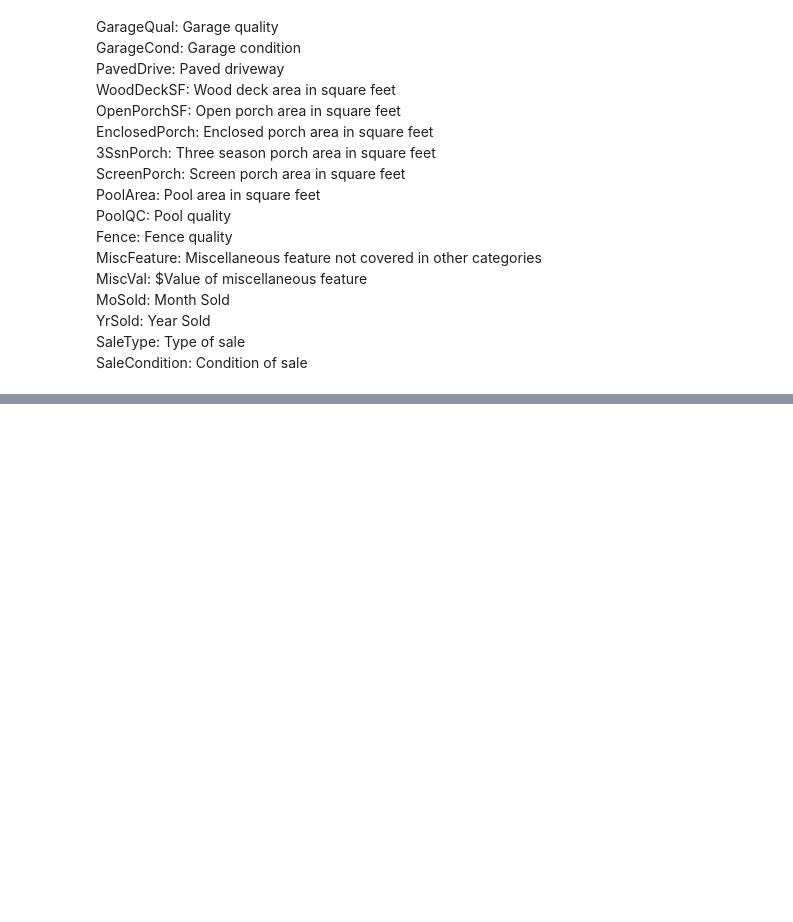
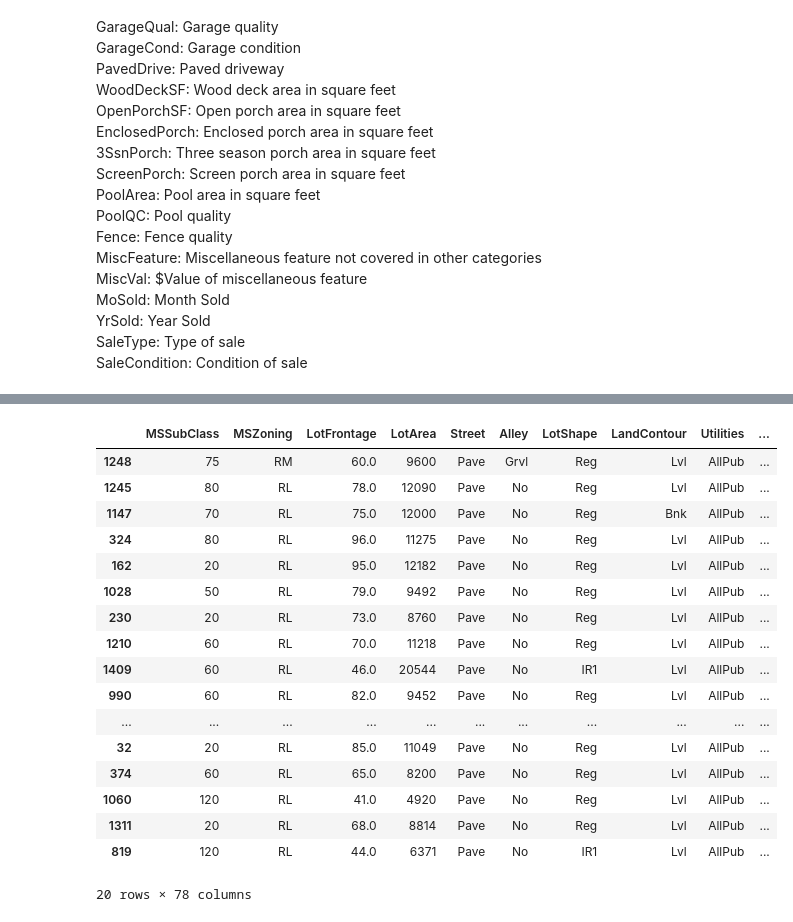
Before and after one commit to leovcunha/house-prices-advanced-regression, a Jupyter notebook: house_prices.ipynb, the cells around one changed output, grey strips where cells are left out. Cells and saved outputs as stored; diff of their text form; code cells hidden in the pictures; blank space fills up the shorter version.

```diff
--- a/house_prices.ipynb
+++ b/house_prices.ipynb
@@ -86,0 +173,21 @@ SaleCondition: Condition of sale
+# %%
+X_train2.sample(n=20)
+# %% [output]
+|  | MSSubClass | MSZoning | LotFrontage | LotArea | Street | Alley | LotShape | LandContour | Utilities | ... |
+| 1248 | 75 | RM | 60.0 | 9600 | Pave | Grvl | Reg | Lvl | AllPub | ... |
+| 1245 | 80 | RL | 78.0 | 12090 | Pave | No | Reg | Lvl | AllPub | ... |
+| 1147 | 70 | RL | 75.0 | 12000 | Pave | No | Reg | Bnk | AllPub | ... |
+| 324 | 80 | RL | 96.0 | 11275 | Pave | No | Reg | Lvl | AllPub | ... |
+| 162 | 20 | RL | 95.0 | 12182 | Pave | No | Reg | Lvl | AllPub | ... |
+| 1028 | 50 | RL | 79.0 | 9492 | Pave | No | Reg | Lvl | AllPub | ... |
+| 230 | 20 | RL | 73.0 | 8760 | Pave | No | Reg | Lvl | AllPub | ... |
+| 1210 | 60 | RL | 70.0 | 11218 | Pave | No | Reg | Lvl | AllPub | ... |
+| 1409 | 60 | RL | 46.0 | 20544 | Pave | No | IR1 | Lvl | AllPub | ... |
+| 990 | 60 | RL | 82.0 | 9452 | Pave | No | Reg | Lvl | AllPub | ... |
+| ... | ... | ... | ... | ... | ... | ... | ... | ... | ... | ... |
+| 32 | 20 | RL | 85.0 | 11049 | Pave | No | Reg | Lvl | AllPub | ... |
+| 374 | 60 | RL | 65.0 | 8200 | Pave | No | Reg | Lvl | AllPub | ... |
+| 1060 | 120 | RL | 41.0 | 4920 | Pave | No | Reg | Lvl | AllPub | ... |
+| 1311 | 20 | RL | 68.0 | 8814 | Pave | No | Reg | Lvl | AllPub | ... |
+| 819 | 120 | RL | 44.0 | 6371 | Pave | No | IR1 | Lvl | AllPub | ... |
+20 rows × 78 columns
```
Also changed, not shown: parts of 28 cells of this notebook.
